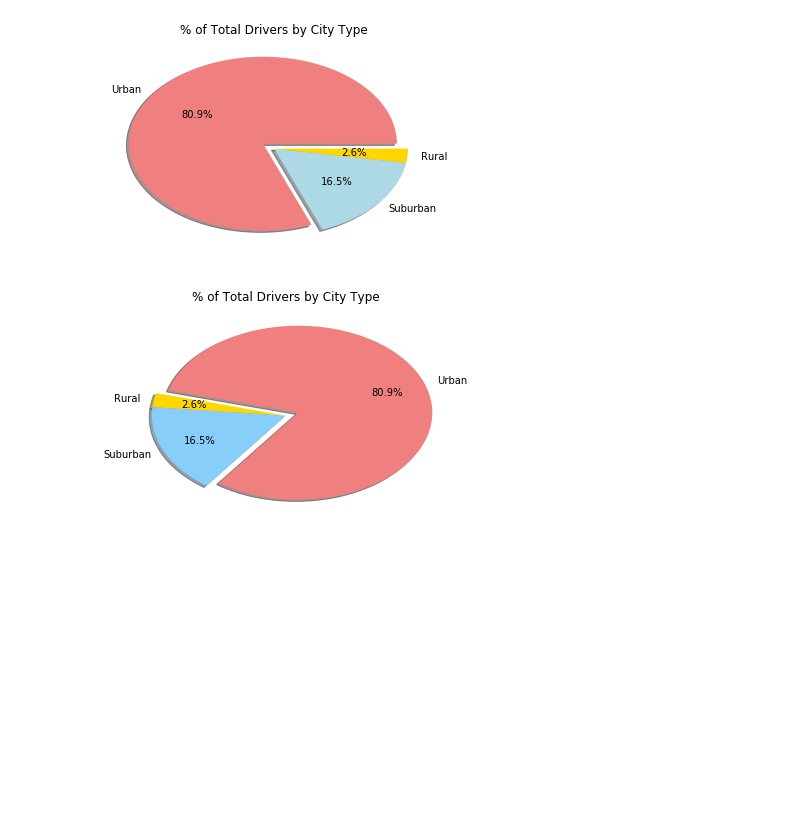
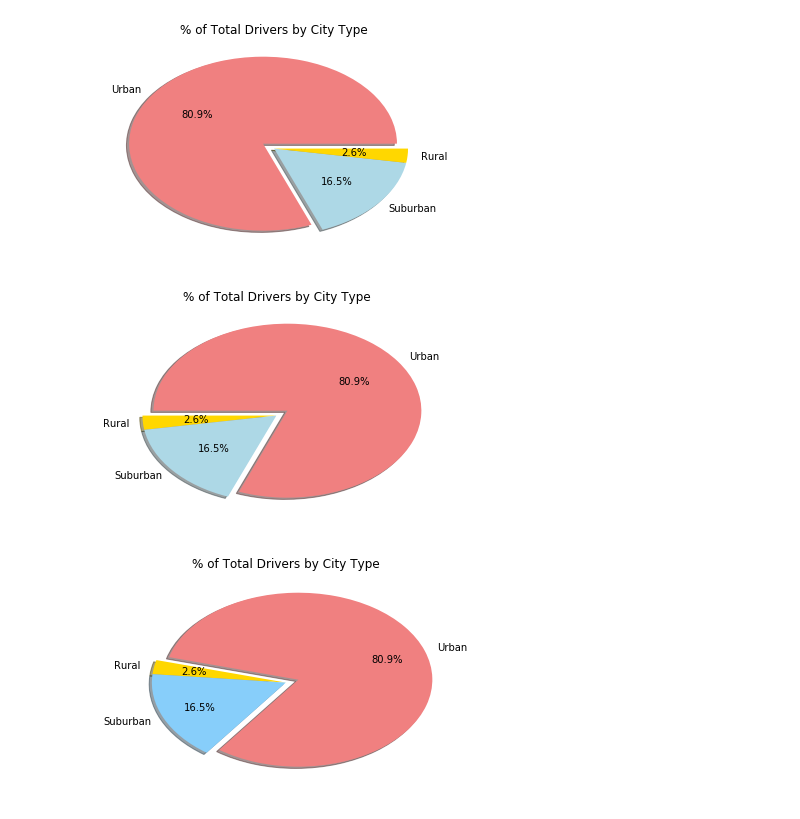
Before and after one commit to meryemmlk/PyBer, a Jupyter notebook: Pyber/Homework5.ipynb, the cells around one changed output. Saved outputs shown, nothing was run; the diff lists cells and outputs as text; code cells hidden in the pictures; blank space fills up the shorter version.

```diff
--- a/Pyber/Homework5.ipynb
+++ b/Pyber/Homework5.ipynb
@@ -308,6 +325,17 @@ plt.title("% of Total Drivers by City Type")
 plt.show()
 # %% [output]
 [figure]
+# %%
+plt.title("% of Total Drivers by City Type")
+drivers_by_type = city.groupby(["type"]).sum()["driver_count"]
+types = ["Rural","Suburban","Urban"]
+colors = ["gold", "lightblue", "lightcoral"]
+explode = (0, 0, 0.1)
+plt.pie(drivers_by_type, explode=explode, labels=types, colors=colors,
+        autopct="%1.1f%%", shadow=True, startangle=180)
+plt.show()
+# %% [output]
+[figure, added]
 # %%
 # Show Figure
 plt.show()
```
Also changed, not shown: parts of 4 cells of this notebook.
